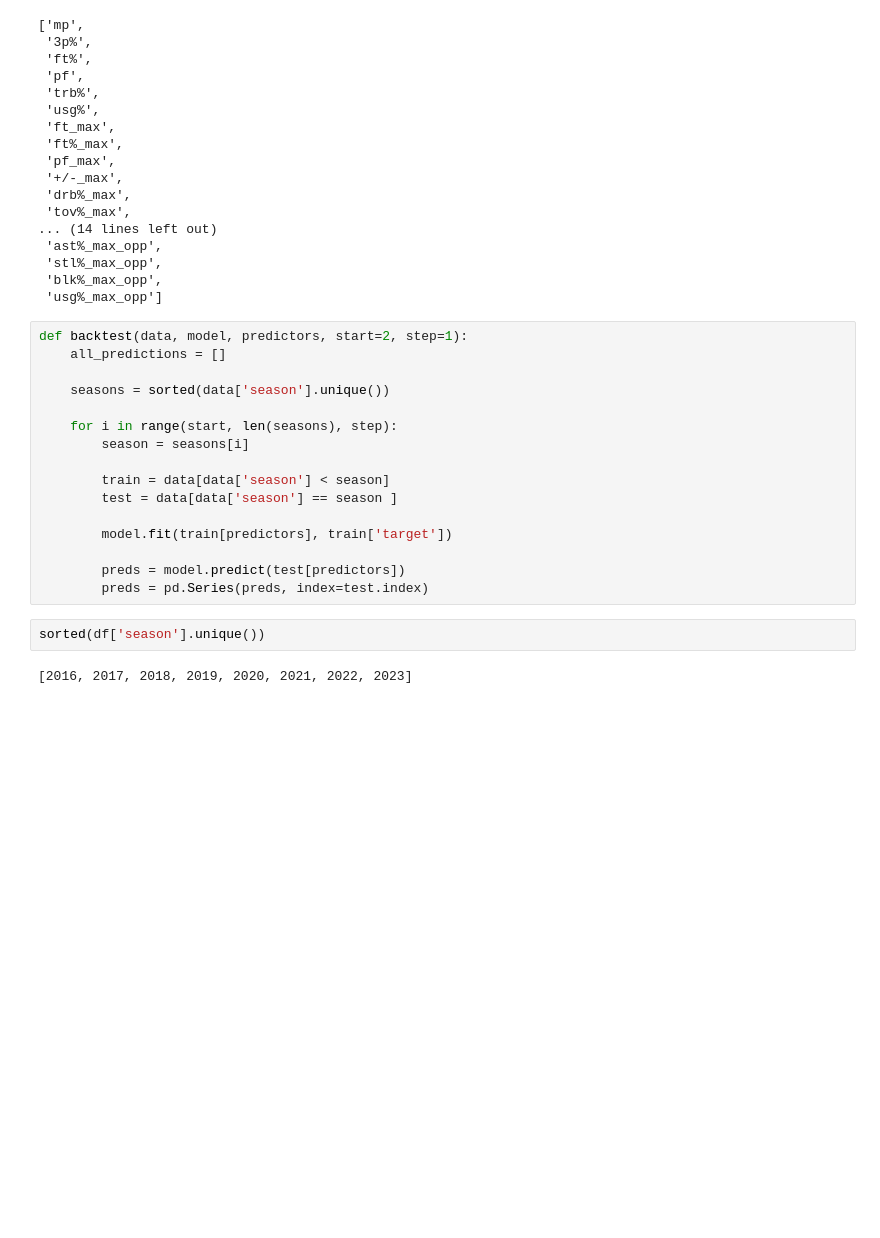
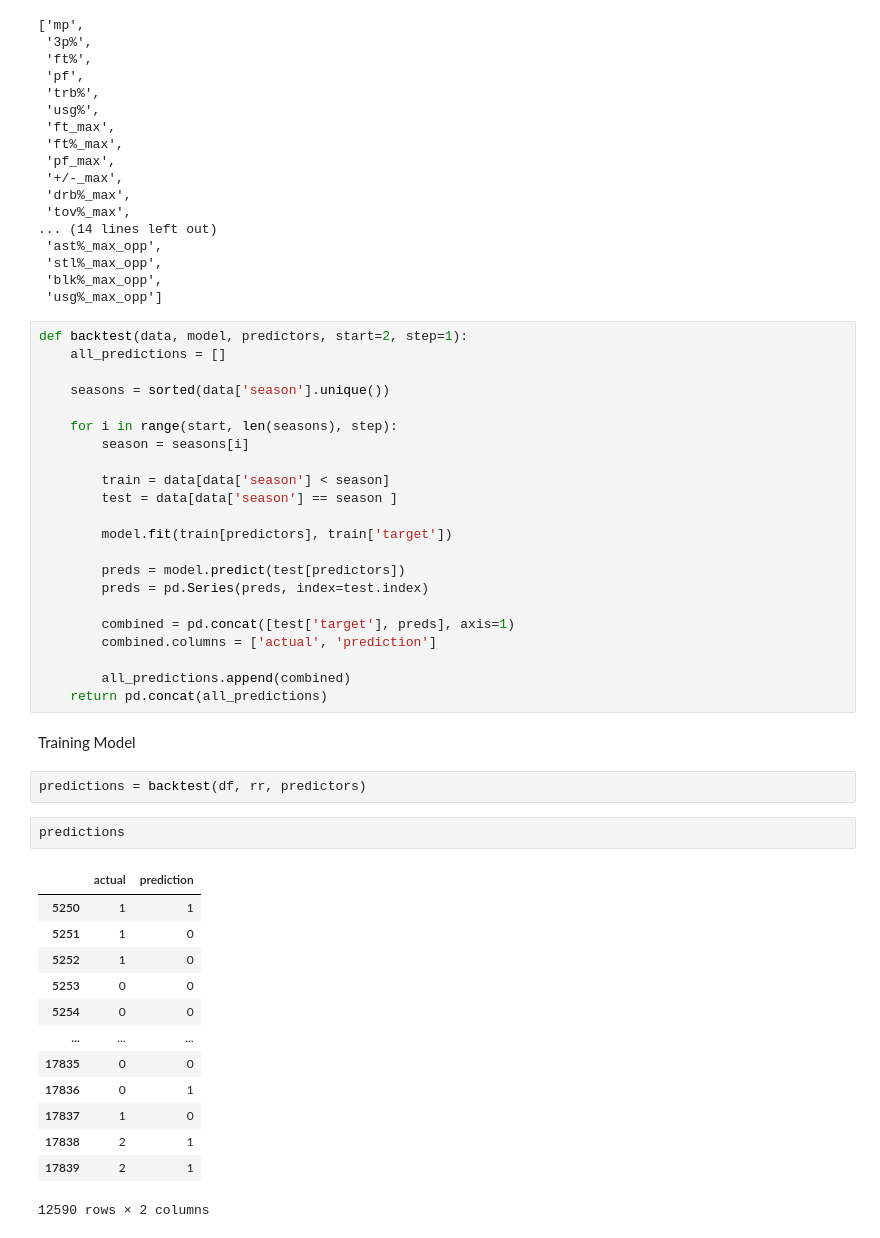
Before and after one commit to ABay23/nba-predictor, a Jupyter notebook: predict.ipynb, the cells around one changed output. Saved outputs shown, nothing was run; the diff lists cells and outputs as text; blank space fills up the shorter version.

Commit message:
Module prediction

```diff
--- a/predict.ipynb
+++ b/predict.ipynb
@@ -265,7 +265,29 @@ def backtest(data, model, predictors, start=2, step=1):
 
         preds = model.predict(test[predictors])
         preds = pd.Series(preds, index=test.index)
+
+        combined = pd.concat([test['target'], preds], axis=1)
+        combined.columns = ['actual', 'prediction']
+
+        all_predictions.append(combined)
+    return pd.concat(all_predictions)
-# %%
-sorted(df['season'].unique())
-# %% [output]
-[2016, 2017, 2018, 2019, 2020, 2021, 2022, 2023]
+# %% [markdown]
+Training Model
+# %%
+predictions = backtest(df, rr, predictors)
+# %%
+predictions
+# %% [output]
+|  | actual | prediction |
+| 5250 | 1 | 1 |
+| 5251 | 1 | 0 |
+| 5252 | 1 | 0 |
+| 5253 | 0 | 0 |
+| 5254 | 0 | 0 |
+| ... | ... | ... |
+| 17835 | 0 | 0 |
+| 17836 | 0 | 1 |
+| 17837 | 1 | 0 |
+| 17838 | 2 | 1 |
+| 17839 | 2 | 1 |
+12590 rows × 2 columns
```
Also changed, not shown: parts of 2 cells of this notebook.
